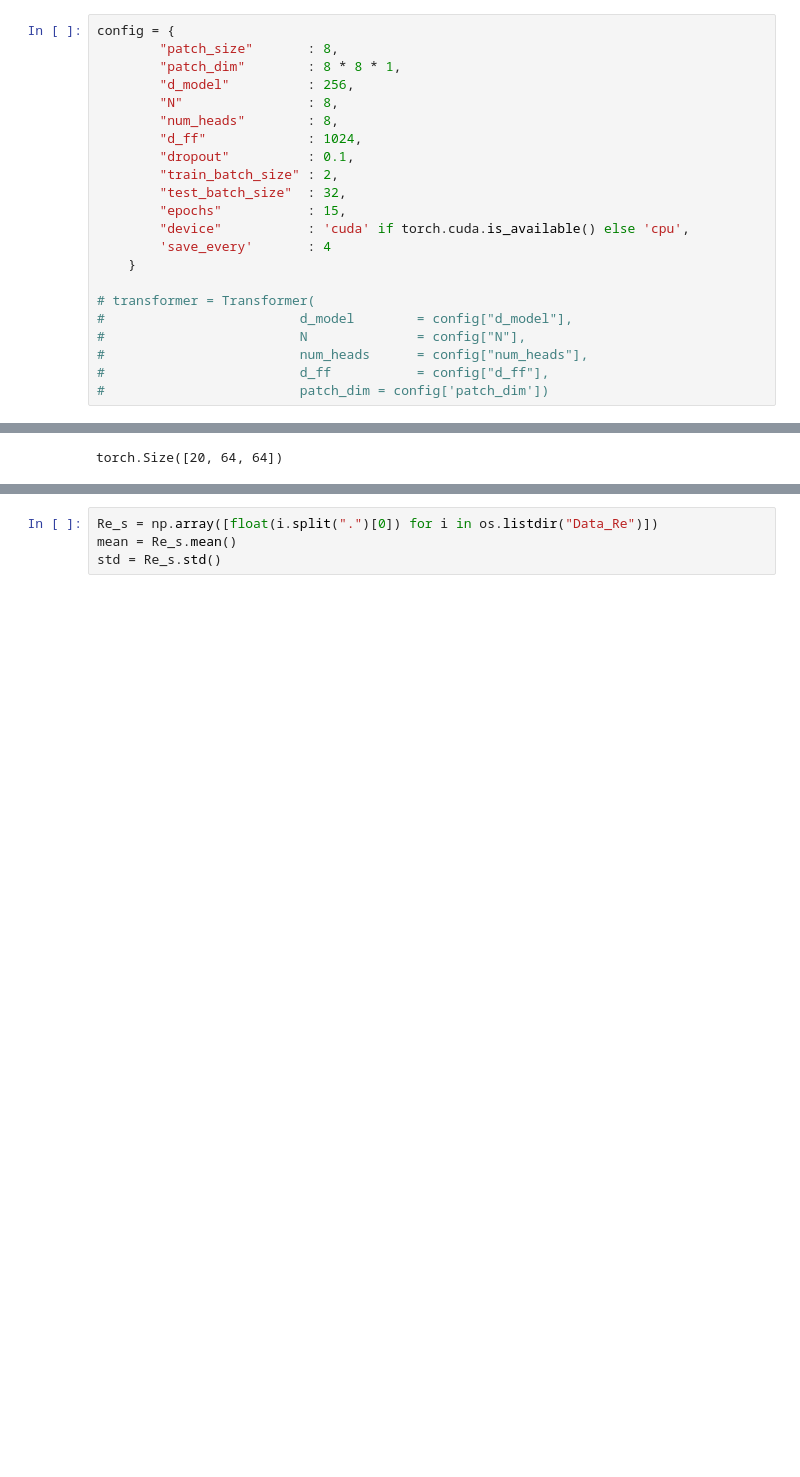
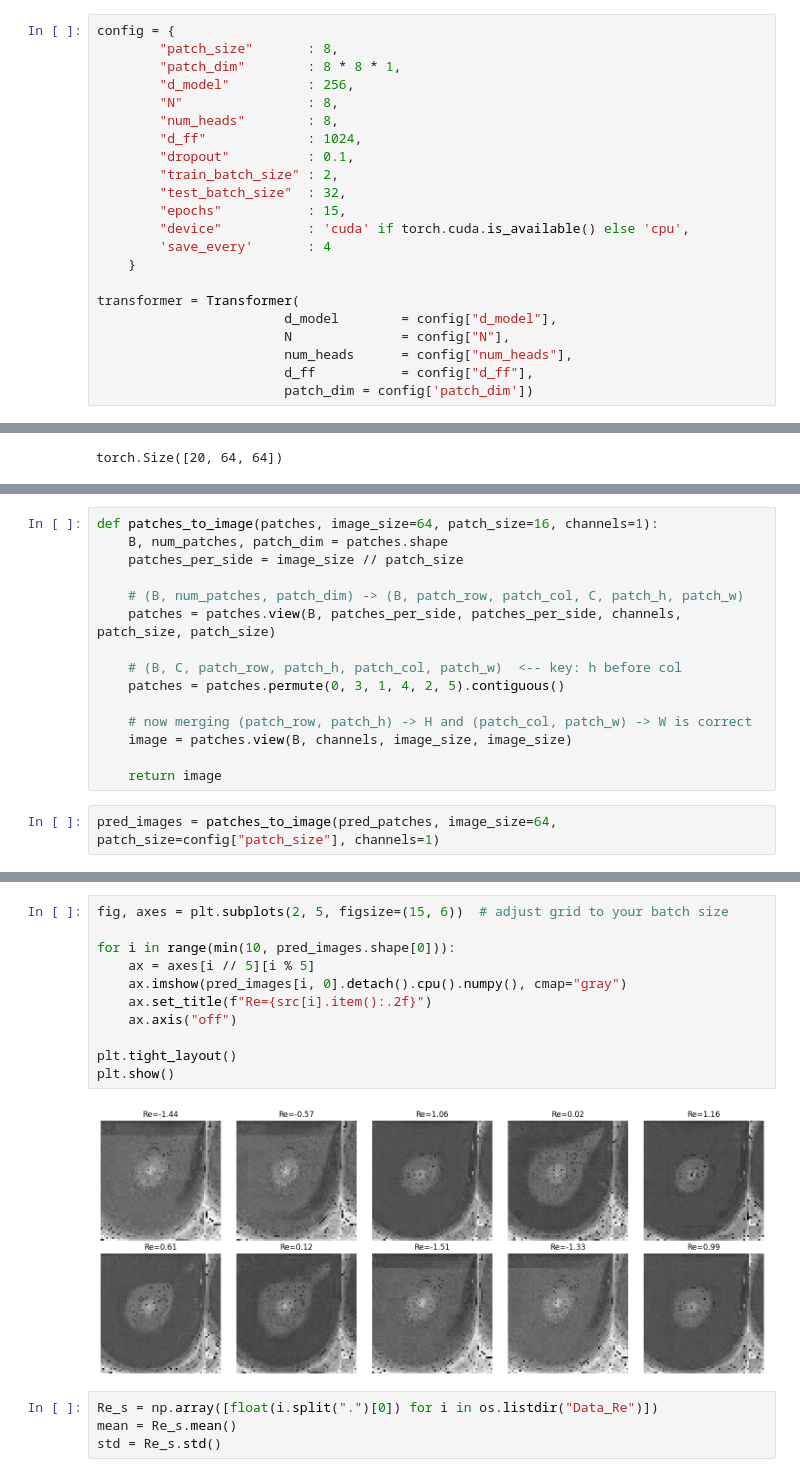
Before and after one commit to Mafaz03/Machine-Vision-Transformer, a Jupyter notebook: train.ipynb, the cells around one changed output, grey strips where cells are left out. Cells and saved outputs as stored; diff of their text form; blank space fills up the shorter version.

Commit message:
patches decoding issue fixed (maybe)

```diff
--- a/train.ipynb
+++ b/train.ipynb
@@ -50,10 +50,10 @@ config = {
         'save_every'       : 4
     }
 
-# transformer = Transformer(
-#                         d_model        = config["d_model"],
-#                         N              = config["N"],
-#                         num_heads      = config["num_heads"],
-#                         d_ff           = config["d_ff"],
-#                         patch_dim = config['patch_dim'])
+transformer = Transformer(
+                        d_model        = config["d_model"],
+                        N              = config["N"],
+                        num_heads      = config["num_heads"],
+                        d_ff           = config["d_ff"],
+                        patch_dim = config['patch_dim'])
 # %%
@@ -72,0 +77,17 @@ torch.Size([20, 64, 64])
+# %%
+def patches_to_image(patches, image_size=64, patch_size=16, channels=1):
+    B, num_patches, patch_dim = patches.shape
+    patches_per_side = image_size // patch_size
+
+    # (B, num_patches, patch_dim) -> (B, patch_row, patch_col, C, patch_h, patch_w)
+    patches = patches.view(B, patches_per_side, patches_per_side, channels, patch_size, patch_size)
+
+    # (B, C, patch_row, patch_h, patch_col, patch_w)  <-- key: h before col
+    patches = patches.permute(0, 3, 1, 4, 2, 5).contiguous()
+
+    # now merging (patch_row, patch_h) -> H and (patch_col, patch_w) -> W is correct
+    image = patches.view(B, channels, image_size, image_size)
+
+    return image
+# %%
+pred_images = patches_to_image(pred_patches, image_size=64, patch_size=config["patch_size"], channels=1)
@@ -73,3 +98,16 @@ torch.Size([20, 64, 64])
+# %%
+fig, axes = plt.subplots(2, 5, figsize=(15, 6))  # adjust grid to your batch size
+
+for i in range(min(10, pred_images.shape[0])):
+    ax = axes[i // 5][i % 5]
+    ax.imshow(pred_images[i, 0].detach().cpu().numpy(), cmap="gray")
+    ax.set_title(f"Re={src[i].item():.2f}")
+    ax.axis("off")
+
+plt.tight_layout()
+plt.show()
+# %% [output]
+[figure, added]
 # %%
 Re_s = np.array([float(i.split(".")[0]) for i in os.listdir("Data_Re")])
 mean = Re_s.mean()
```
Also changed, not shown: parts of 9 cells of this notebook, 2 other files.
